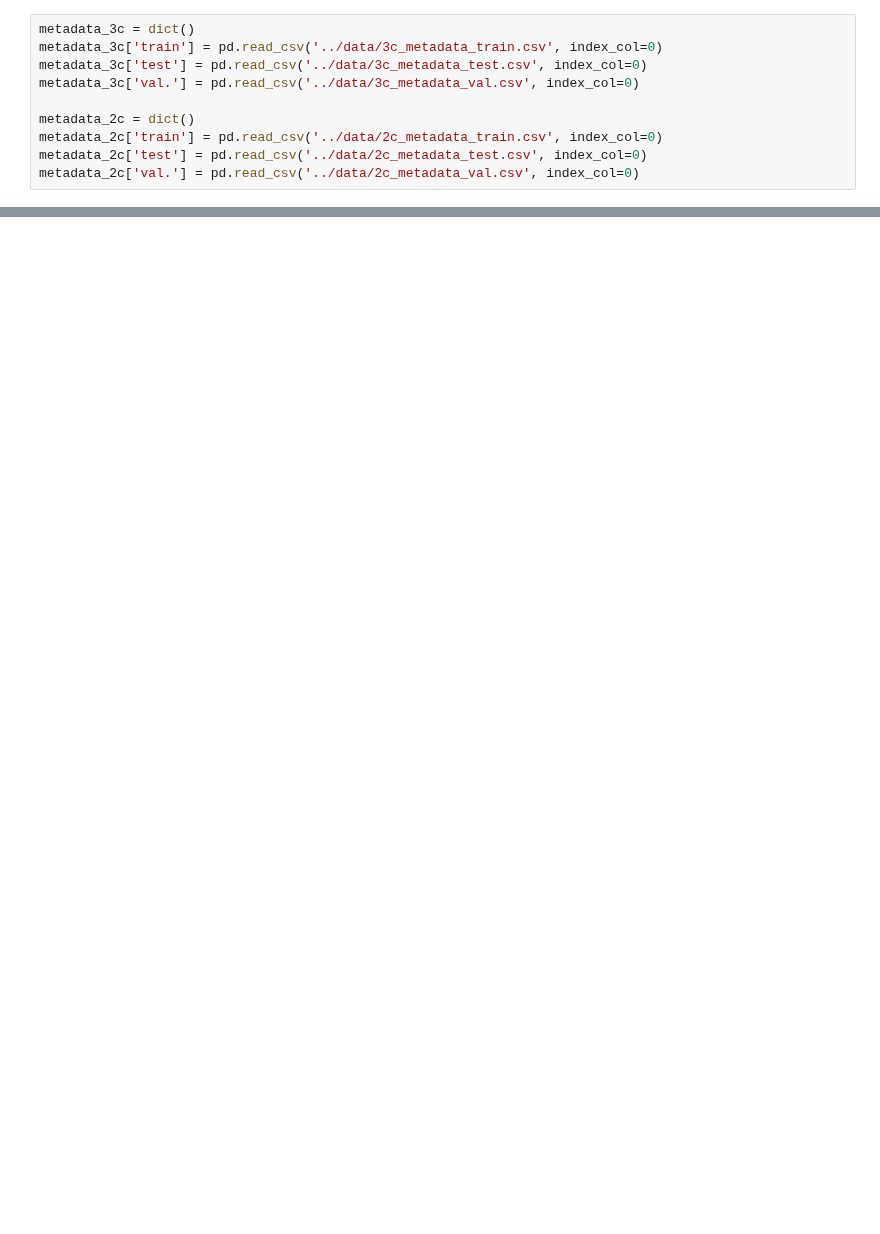
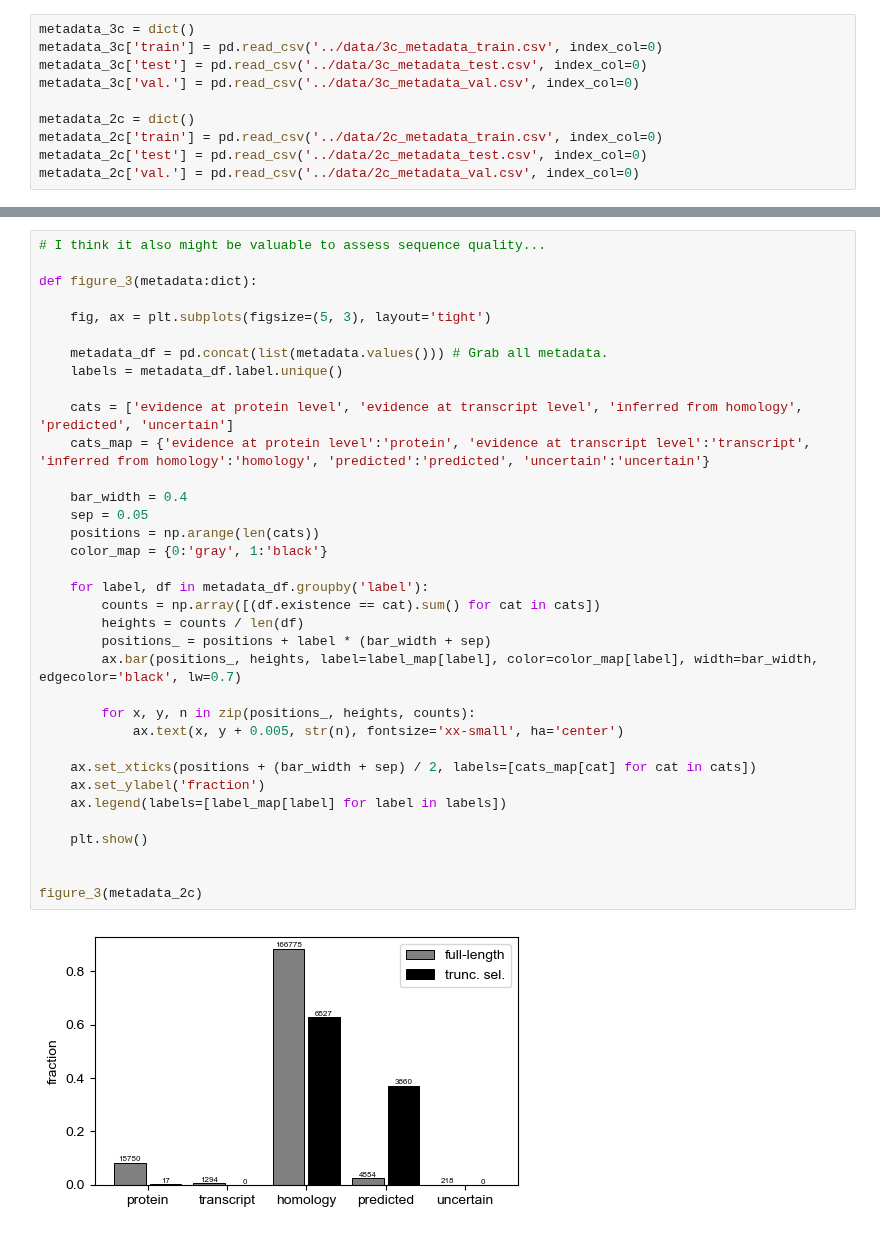
Before and after one commit to pipparichter/selenobot, a Jupyter notebook: notebooks/datasets.ipynb, the cells around one changed output, grey strips where cells are left out. Saved outputs shown, nothing was run; the diff lists cells and outputs as text; blank space fills up the shorter version.

```diff
--- a/notebooks/datasets.ipynb
+++ b/notebooks/datasets.ipynb
@@ -114,0 +106,37 @@ print(len(metadata_2c_1_df))
+# %%
+# I think it also might be valuable to assess sequence quality...
+
+def figure_3(metadata:dict):
+
+    fig, ax = plt.subplots(figsize=(5, 3), layout='tight')
+
+    metadata_df = pd.concat(list(metadata.values())) # Grab all metadata.
+    labels = metadata_df.label.unique()
+
+    cats = ['evidence at protein level', 'evidence at transcript level', 'inferred from homology', 'predicted', 'uncertain']
+    cats_map = {'evidence at protein level':'protein', 'evidence at transcript level':'transcript', 'inferred from homology':'homology', 'predicted':'predicted', 'uncertain':'uncertain'}
+
+    bar_width = 0.4
+    sep = 0.05
+    positions = np.arange(len(cats))
+    color_map = {0:'gray', 1:'black'}
+
+    for label, df in metadata_df.groupby('label'):
+        counts = np.array([(df.existence == cat).sum() for cat in cats])
+        heights = counts / len(df)
+        positions_ = positions + label * (bar_width + sep)
+        ax.bar(positions_, heights, label=label_map[label], color=color_map[label], width=bar_width, edgecolor='black', lw=0.7)
+
+        for x, y, n in zip(positions_, heights, counts):
+            ax.text(x, y + 0.005, str(n), fontsize='xx-small', ha='center')
+
+    ax.set_xticks(positions + (bar_width + sep) / 2, labels=[cats_map[cat] for cat in cats])
+    ax.set_ylabel('fraction')
+    ax.legend(labels=[label_map[label] for label in labels])
+
+    plt.show()
+
+
+figure_3(metadata_2c)
+# %% [output]
+[figure, added]
```
Also changed, not shown: parts of 5 cells of this notebook, 15 other files.
